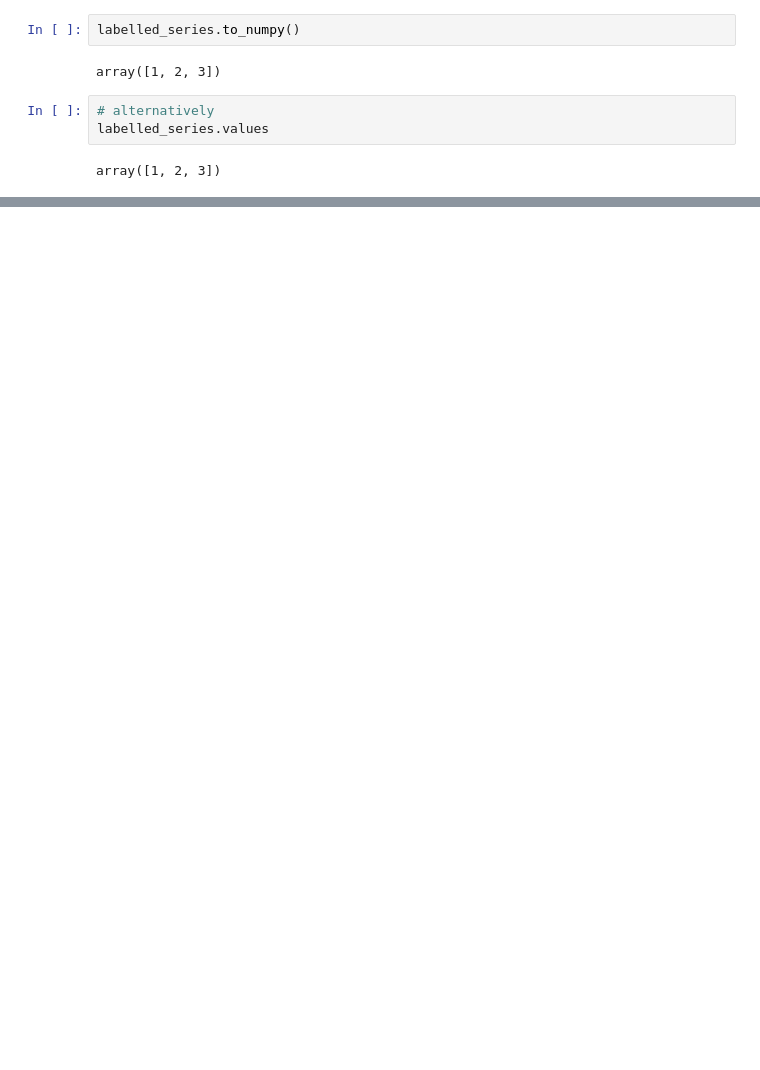
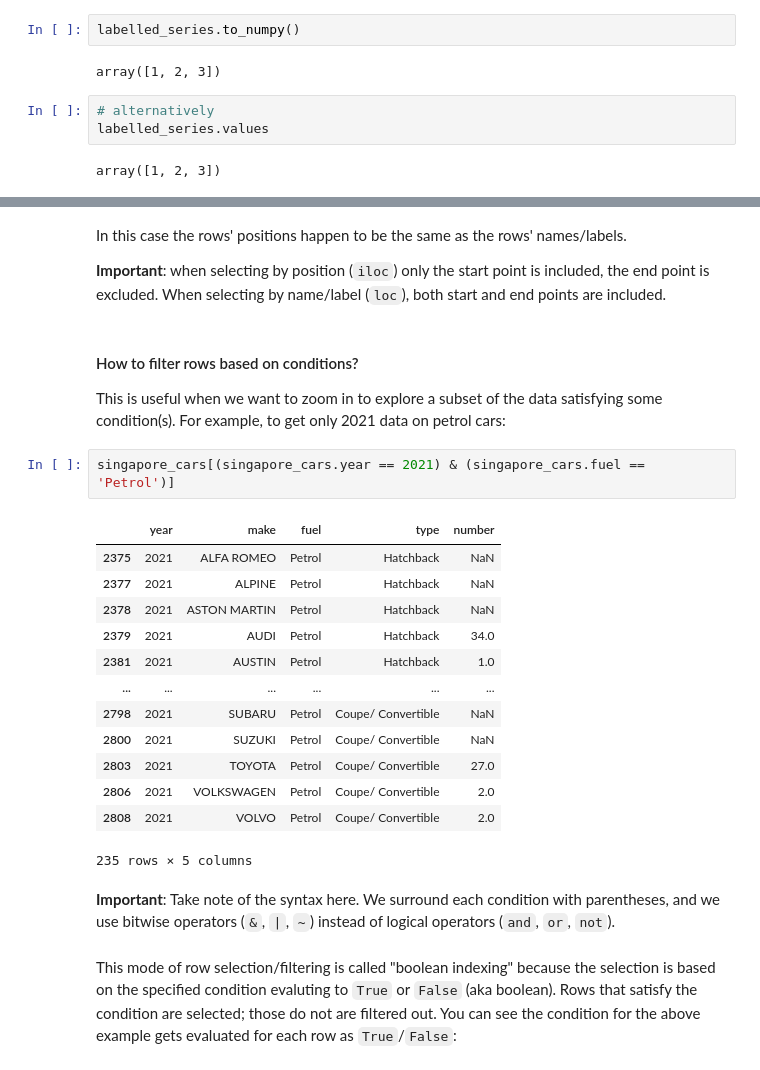
Before and after one commit to worldbank/dec-python-course, a Jupyter notebook: 1-foundations/3-numpy-and-pandas/foundations-s3.ipynb, the cells around one changed output, grey strips where cells are left out. Saved outputs shown, nothing was run; the diff lists cells and outputs as text; blank space fills up the shorter version.

```diff
--- a/1-foundations/3-numpy-and-pandas/foundations-s3.ipynb
+++ b/1-foundations/3-numpy-and-pandas/foundations-s3.ipynb
@@ -555,0 +792,28 @@ array([1, 2, 3])
+# %% [markdown]
+In this case the rows' positions happen to be the same as the rows' names/labels.
+
+**Important**: when selecting by position (`iloc`) only the start point is included, the end point is excluded. When selecting by name/label (`loc`), both start and end points are included.
+# %% [markdown]
+#### How to filter rows based on conditions?
+
+This is useful when we want to zoom in to explore a subset of the data satisfying some condition(s). For example, to get only 2021 data on petrol cars:
+# %%
+singapore_cars[(singapore_cars.year == 2021) & (singapore_cars.fuel == 'Petrol')]
+# %% [output]
+|  | year | make | fuel | type | number |
+| 2375 | 2021 | ALFA ROMEO | Petrol | Hatchback | NaN |
+| 2377 | 2021 | ALPINE | Petrol | Hatchback | NaN |
+| 2378 | 2021 | ASTON MARTIN | Petrol | Hatchback | NaN |
+| 2379 | 2021 | AUDI | Petrol | Hatchback | 34.0 |
+| 2381 | 2021 | AUSTIN | Petrol | Hatchback | 1.0 |
+| ... | ... | ... | ... | ... | ... |
+| 2798 | 2021 | SUBARU | Petrol | Coupe/ Convertible | NaN |
+| 2800 | 2021 | SUZUKI | Petrol | Coupe/ Convertible | NaN |
+| 2803 | 2021 | TOYOTA | Petrol | Coupe/ Convertible | 27.0 |
+| 2806 | 2021 | VOLKSWAGEN | Petrol | Coupe/ Convertible | 2.0 |
+| 2808 | 2021 | VOLVO | Petrol | Coupe/ Convertible | 2.0 |
+235 rows × 5 columns
+# %% [markdown]
+**Important**: Take note of the syntax here. We surround each condition with parentheses, and we use bitwise operators (`&`, `|`, `~`) instead of logical operators (`and`, `or`, `not`).
+# %% [markdown]
+This mode of row selection/filtering is called "boolean indexing" because the selection is based on the specified condition evaluting to `True` or `False` (aka boolean). Rows that satisfy the condition are selected; those do not are filtered out. You can see the condition for the above example gets evaluated for each row as `True`/`False`:
```
Also changed, not shown: parts of 47 cells of this notebook.
